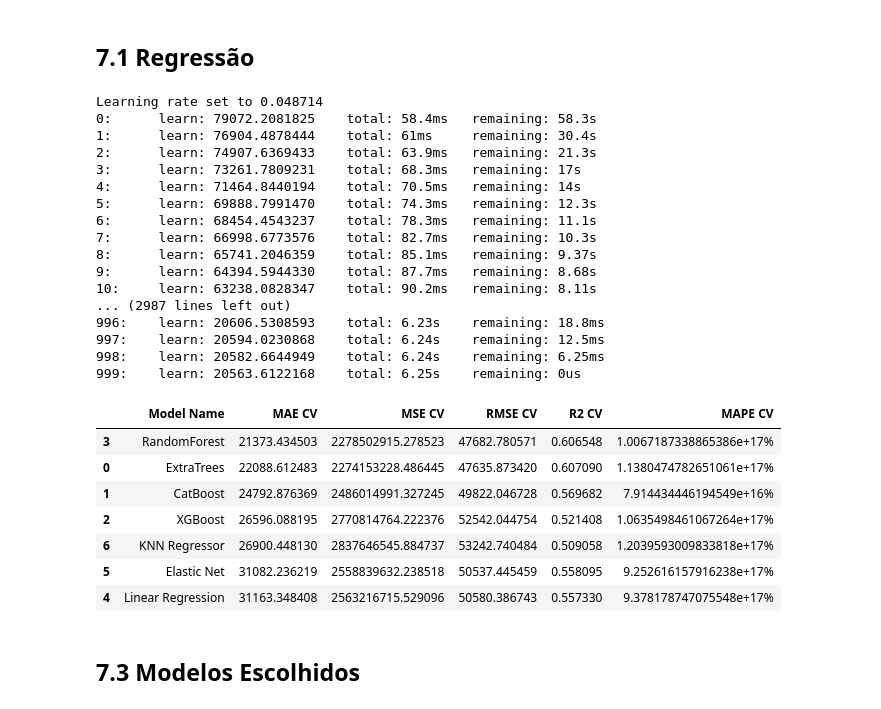
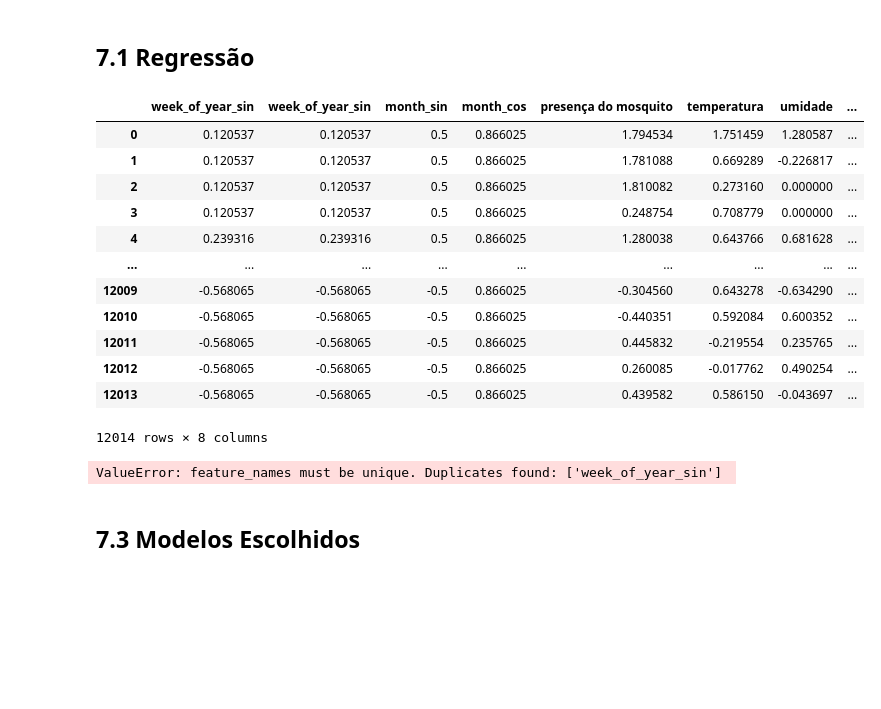
Before and after one commit to TiagoTBarreto/hackday, a Jupyter notebook: modelo_hackday.ipynb, the cells around one changed output. Cells and saved outputs as stored; diff of their text form; code cells hidden in the pictures; blank space fills up the shorter version.

```diff
--- a/modelo_hackday.ipynb
+++ b/modelo_hackday.ipynb
@@ -852,20 +925,18 @@ mean_target_encoding(train_data, test_data, target_column, categorical_columns,
 df6 = df5.copy()
 # %% [markdown]
 ## 6.1 Embedded-Method
+# %%
+# model definition
+rf_model = RandomForestRegressor(n_estimators= 250, random_state=42)
+# model training
+rf_model.fit(x_train, y_train)
+
+importances = rf_model.feature_importances_
+indices = np.argsort(importances)[::-1]
 # %%
-# model definition
-rf_model = RandomForestRegressor(n_estimators= 250, random_state=42)
-# model training
-rf_model.fit(X, y)
-
-importances = rf_model.feature_importances_
-indices = np.argsort(importances)[::-1]
-
 df_importance = pd.DataFrame()
-for i, j in zip (X, rf_model.feature_importances_):
+for i, j in zip (x_train, rf_model.feature_importances_):
     aux = pd.DataFrame( {'feature': i, 'importance': j}, index=[0])
     df_importance = pd.concat([df_importance, aux], axis = 0)
 
-df_importance
-
-# feature_selected = df.loc[df['importance'] > 0.01, 'feature'].tolist()
+df_importance.sort_values('importance', ascending = False)
@@ -872,3 +961,5 @@ df_importance
+# %%
+feature_selected = df_importance.loc[df_importance['importance'] > 0.0204, 'feature'].tolist()
 # %% [markdown]
 ## 6.2 Regressão P-valor
 # %%
@@ -931,15 +1011,34 @@ cols_selected_ =
+# %%
+x_train = x_train[feature_selected]
+x_test = x_test[feature_selected]
 # %% [markdown]
 #  7.0. PASSO 07 - MACHINE LEARNING
 # %%
 df7 = df6.copy()
 # %% [markdown]
 ## 7.1 Regressão
+# %%
+x_train
+# %% [output]
+|  | week_of_year_sin | week_of_year_sin | month_sin | month_cos | presença do mosquito | temperatura | umidade | ... |
+| 0 | 0.120537 | 0.120537 | 0.5 | 0.866025 | 1.794534 | 1.751459 | 1.280587 | ... |
+| 1 | 0.120537 | 0.120537 | 0.5 | 0.866025 | 1.781088 | 0.669289 | -0.226817 | ... |
+| 2 | 0.120537 | 0.120537 | 0.5 | 0.866025 | 1.810082 | 0.273160 | 0.000000 | ... |
+| 3 | 0.120537 | 0.120537 | 0.5 | 0.866025 | 0.248754 | 0.708779 | 0.000000 | ... |
+| 4 | 0.239316 | 0.239316 | 0.5 | 0.866025 | 1.280038 | 0.643766 | 0.681628 | ... |
+| ... | ... | ... | ... | ... | ... | ... | ... | ... |
+| 12009 | -0.568065 | -0.568065 | -0.5 | 0.866025 | -0.304560 | 0.643278 | -0.634290 | ... |
+| 12010 | -0.568065 | -0.568065 | -0.5 | 0.866025 | -0.440351 | 0.592084 | 0.600352 | ... |
+| 12011 | -0.568065 | -0.568065 | -0.5 | 0.866025 | 0.445832 | -0.219554 | 0.235765 | ... |
+| 12012 | -0.568065 | -0.568065 | -0.5 | 0.866025 | 0.260085 | -0.017762 | 0.490254 | ... |
+| 12013 | -0.568065 | -0.568065 | -0.5 | 0.866025 | 0.439582 | 0.586150 | -0.043697 | ... |
+12014 rows × 8 columns
 # %%
 random_state = 42  # ou qualquer outro valor de sua escolha
 
 models = {
     'ExtraTrees': ExtraTreesRegressor(random_state=random_state, n_jobs=-1),
-    'CatBoost': CatBoostRegressor(random_state=random_state),
+#    'CatBoost': CatBoostRegressor(random_state=random_state),
     'XGBoost': XGBRegressor(random_state=random_state, n_jobs=-1),
     'RandomForest': RandomForestRegressor(random_state=random_state, n_jobs=-1),
     'Linear Regression': LinearRegression(n_jobs=-1),
@@ -950,28 +1049,4 @@ models = {
 results = ts_cross_validation(x_train, y_train, models, k_splits=3)
 results
 # %% [output]
-Learning rate set to 0.048714
-0:      learn: 79072.2081825    total: 58.4ms   remaining: 58.3s
-1:      learn: 76904.4878444    total: 61ms     remaining: 30.4s
-2:      learn: 74907.6369433    total: 63.9ms   remaining: 21.3s
-3:      learn: 73261.7809231    total: 68.3ms   remaining: 17s
-4:      learn: 71464.8440194    total: 70.5ms   remaining: 14s
-5:      learn: 69888.7991470    total: 74.3ms   remaining: 12.3s
-6:      learn: 68454.4543237    total: 78.3ms   remaining: 11.1s
-7:      learn: 66998.6773576    total: 82.7ms   remaining: 10.3s
-8:      learn: 65741.2046359    total: 85.1ms   remaining: 9.37s
-9:      learn: 64394.5944330    total: 87.7ms   remaining: 8.68s
-10:     learn: 63238.0828347    total: 90.2ms   remaining: 8.11s
-... (2987 lines left out)
-996:    learn: 20606.5308593    total: 6.23s    remaining: 18.8ms
-997:    learn: 20594.0230868    total: 6.24s    remaining: 12.5ms
-998:    learn: 20582.6644949    total: 6.24s    remaining: 6.25ms
-999:    learn: 20563.6122168    total: 6.25s    remaining: 0us
+ValueError: feature_names must be unique. Duplicates found: ['week_of_year_sin']
-|  | Model Name | MAE CV | MSE CV | RMSE CV | R2 CV | MAPE CV |
-| 3 | RandomForest | 21373.434503 | 2278502915.278523 | 47682.780571 | 0.606548 | 1.0067187338865386e+17% |
-| 0 | ExtraTrees | 22088.612483 | 2274153228.486445 | 47635.873420 | 0.607090 | 1.1380474782651061e+17% |
-| 1 | CatBoost | 24792.876369 | 2486014991.327245 | 49822.046728 | 0.569682 | 7.914434446194549e+16% |
-| 2 | XGBoost | 26596.088195 | 2770814764.222376 | 52542.044754 | 0.521408 | 1.0635498461067264e+17% |
-| 6 | KNN Regressor | 26900.448130 | 2837646545.884737 | 53242.740484 | 0.509058 | 1.2039593009833818e+17% |
-| 5 | Elastic Net | 31082.236219 | 2558839632.238518 | 50537.445459 | 0.558095 | 9.252616157916238e+17% |
-| 4 | Linear Regression | 31163.348408 | 2563216715.529096 | 50580.386743 | 0.557330 | 9.378178747075548e+17% |
```
Also changed, not shown: parts of 37 cells of this notebook, 5 other files.
